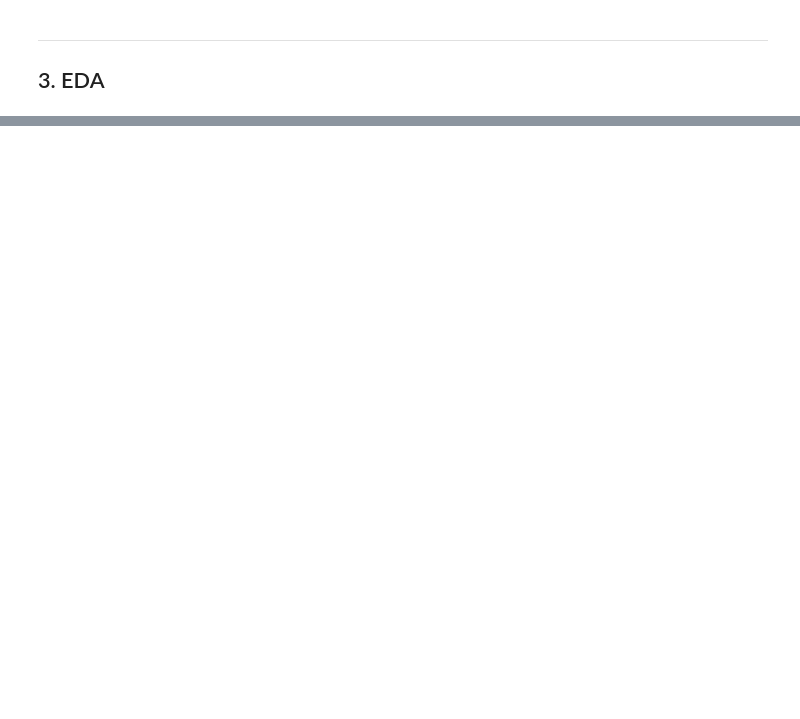
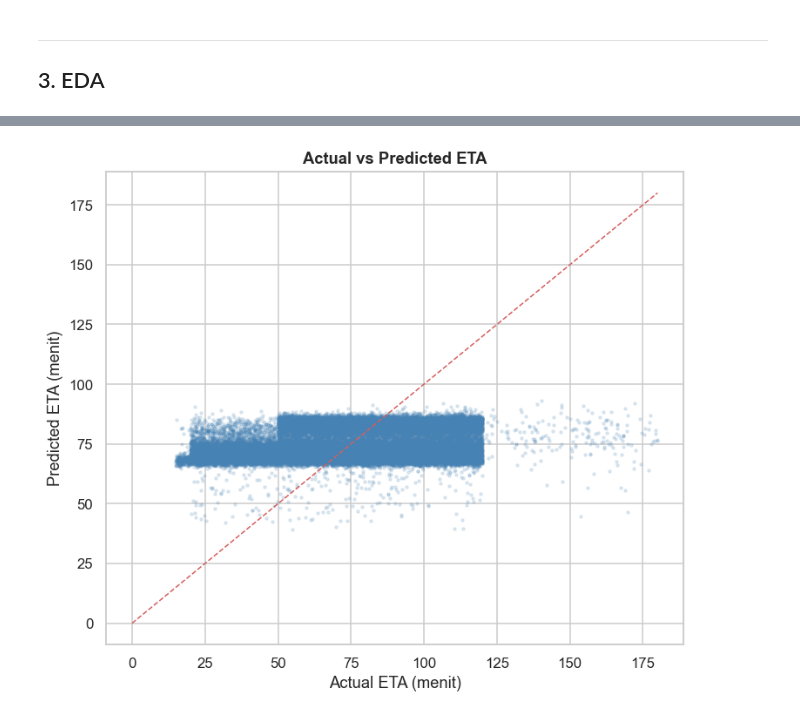
Before and after one commit to owenputra6/Transjakarta-Smart-Transit-Allocation-Prediction, a Jupyter notebook: Notebook - FeederBus allocation training/eta_prediction.ipynb, the cells around one changed output, grey strips where cells are left out. Drawn from its saved outputs; the diff is of its cells as text; code cells hidden in the pictures; blank space fills up the shorter version.

```diff
--- a/Notebook - FeederBus allocation training/eta_prediction.ipynb
+++ b/Notebook - FeederBus allocation training/eta_prediction.ipynb
@@ -169,8 +136,0 @@ model_df.head(3)
-# %%
-X = model_df[FEATURES]
-y = model_df[TARGET]
-
-X_train, X_test, y_train, y_test = train_test_split(
-    X, y, test_size=0.2, random_state=SEED
-)
-print(f'Train: {X_train.shape[0]:,} | Test: {X_test.shape[0]:,}')
@@ -383,0 +600,13 @@ print(f'Tap Out Stop  : {sample_tapOutStops}')
+# %%
+# Actual vs Predicted scatter
+fig, ax = plt.subplots(figsize=(7, 6))
+ax.scatter(y_true_min, y_pred_min, alpha=0.15, s=4, color='steelblue')
+lims = [0, max(y_true_min.max(), y_pred_min.max())]
+ax.plot(lims, lims, 'r--', lw=1)
+ax.set_title('Actual vs Predicted ETA', fontweight='bold')
+ax.set_xlabel('Actual ETA (menit)')
+ax.set_ylabel('Predicted ETA (menit)')
+plt.tight_layout()
+plt.show()
+# %% [output]
+[figure, added]
```
Also changed, not shown: parts of 61 cells of this notebook.
